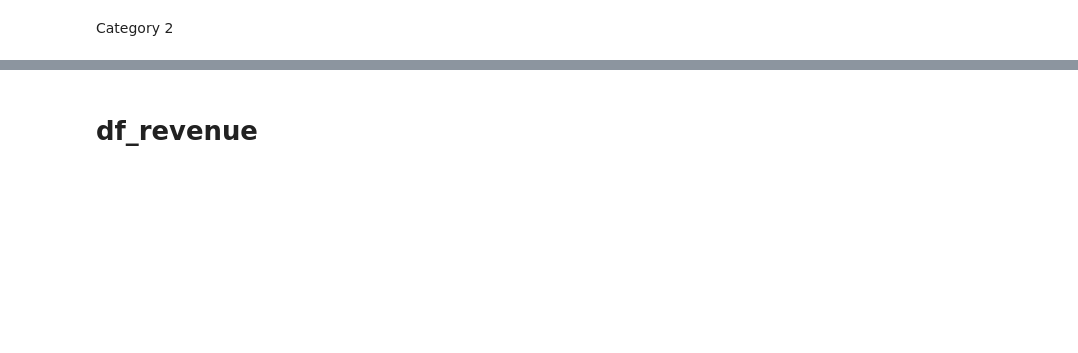
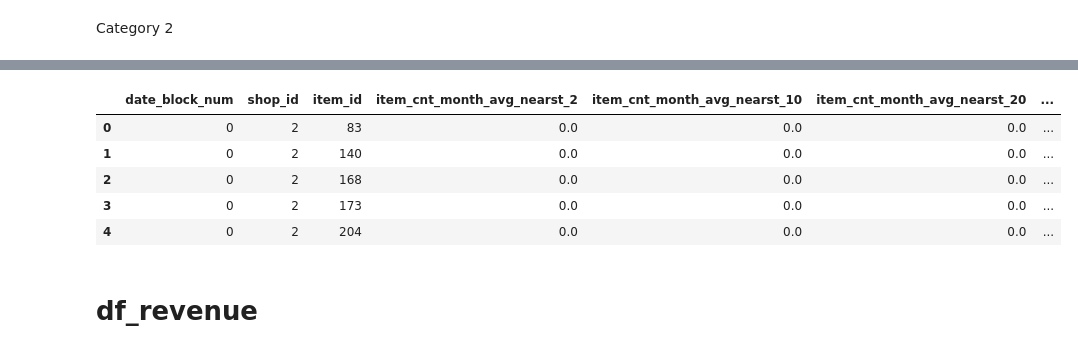
Before and after one commit to dondon1993/Predict-Future-Sales, a Jupyter notebook: df_price.ipynb, the cells around one changed output, grey strips where cells are left out. Saved outputs shown, nothing was run; the diff lists cells and outputs as text; code cells hidden in the pictures; blank space fills up the shorter version.

```diff
--- a/df_price.ipynb
+++ b/df_price.ipynb
@@ -573,12 +652,29 @@ gc.collect()
 # %%
 nearst = 30
 df_item_cnt_2 = neighbor_feature_2(df_item_cnt_2, df_item_cnt, nearst, 'item_cnt_month', 'no')
+# %%
+nearst_lst = np.arange(-nearst, nearst+1)
+nearst_lst = list(set(nearst_lst).difference(set([0])))
+nearst_feature_lst = [f'item_cnt_month_nearst_{element}' for element in nearst_lst]
+
+for col in nearst_feature_lst:
+    df_item_cnt_2[col] = df_item_cnt_2[col].astype('float16')
+    gc.collect()
 # %%
-for num_nearst in [2, 10, 20, 30]:
+for num_nearst in [1, 2, 10, 20, 30]:
     nearst_lst = np.arange(-num_nearst, num_nearst+1)
     nearst_lst = list(set(nearst_lst).difference(set([0])))
     nearst_feature_lst = [f'item_cnt_month_nearst_{element}' for element in nearst_lst]
 
-    df_item_cnt_2[f'item_cnt_month_nearst_{num_nearst}'] = df_item_cnt_2[nearst_feature_lst].mean(axis = 1)
+    df_item_cnt_2[f'item_cnt_month_avg_nearst_{num_nearst}'] = df_item_cnt_2[nearst_feature_lst].mean(axis = 1)
 
 df_item_cnt_2.drop(nearst_feature_lst, axis = 1, inplace = True)
+# %%
+df_item_cnt_2.head()
+# %% [output]
+|  | date_block_num | shop_id | item_id | item_cnt_month_avg_nearst_2 | item_cnt_month_avg_nearst_10 | item_cnt_month_avg_nearst_20 | ... |
+| 0 | 0 | 2 | 83 | 0.0 | 0.0 | 0.0 | ... |
+| 1 | 0 | 2 | 140 | 0.0 | 0.0 | 0.0 | ... |
+| 2 | 0 | 2 | 168 | 0.0 | 0.0 | 0.0 | ... |
+| 3 | 0 | 2 | 173 | 0.0 | 0.0 | 0.0 | ... |
+| 4 | 0 | 2 | 204 | 0.0 | 0.0 | 0.0 | ... |
```
Also changed, not shown: parts of 29 cells of this notebook.
